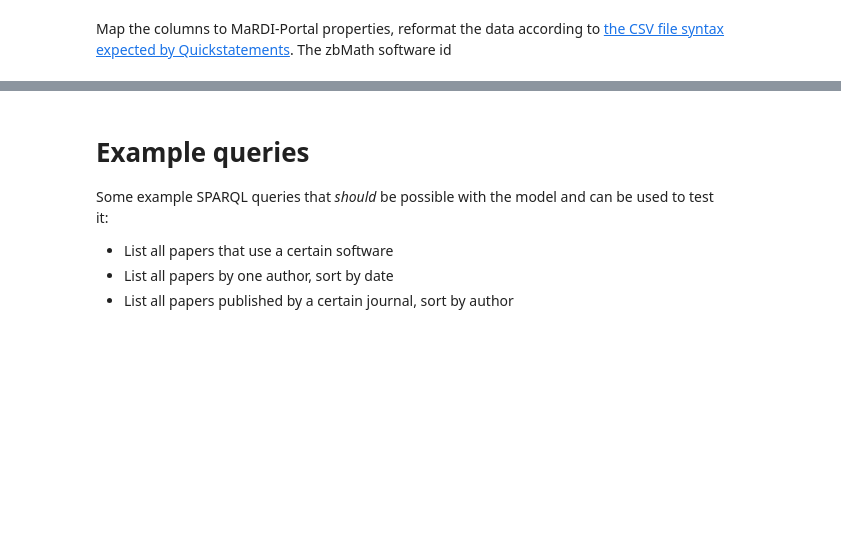
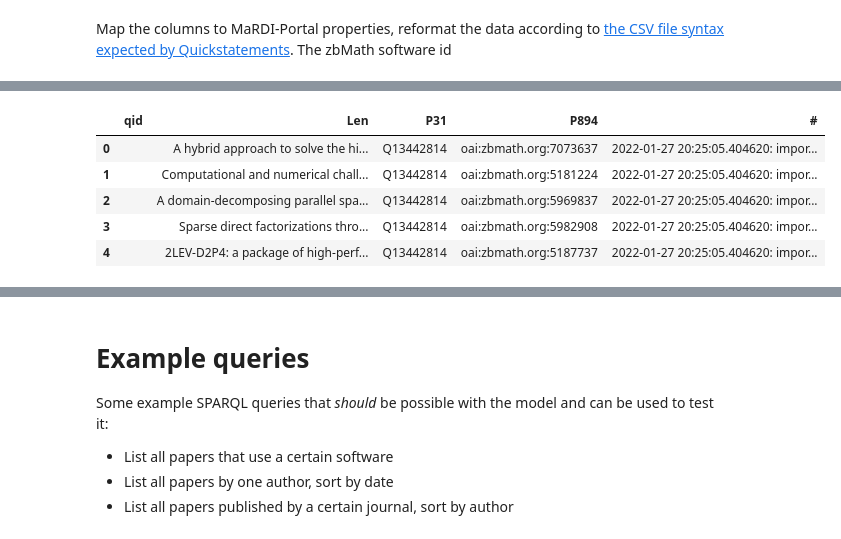
Before and after one commit to MaRDI4NFDI/portal-examples, a Jupyter notebook: Import from zbMath/import_portal.ipynb, the cells around one changed output, grey strips where cells are left out. Saved outputs shown, nothing was run; the diff lists cells and outputs as text; code cells hidden in the pictures; blank space fills up the shorter version.

```diff
--- a/Import from zbMath/import_portal.ipynb
+++ b/Import from zbMath/import_portal.ipynb
@@ -85,0 +112,15 @@ A subsample of the articleslist was created in notebook `filter_papers_by_softwa
+# %%
+import_papers_df = pd.DataFrame()
+import_papers_df['qid'] = len(papers_df) * [''] # leave empty to create new item
+import_papers_df['Len'] = papers_df['document_title']
+import_papers_df['P31'] = len(papers_df) * ['Q13442814'] # instance of 'scholarly article'
+import_papers_df['P894'] = papers_df['id'] # zbMath work id
+import_papers_df['#'] = len(papers_df) * ['{}: imported from zbMath Open API'.format(datetime.now())]
+import_papers_df.head()
+# %% [output]
+|  | qid | Len | P31 | P894 | # |
+| 0 |  | A hybrid approach to solve the hi... | Q13442814 | oai:zbmath.org:7073637 | 2022-01-27 20:25:05.404620: impor... |
+| 1 |  | Computational and numerical chall... | Q13442814 | oai:zbmath.org:5181224 | 2022-01-27 20:25:05.404620: impor... |
+| 2 |  | A domain-decomposing parallel spa... | Q13442814 | oai:zbmath.org:5969837 | 2022-01-27 20:25:05.404620: impor... |
+| 3 |  | Sparse direct factorizations thro... | Q13442814 | oai:zbmath.org:5982908 | 2022-01-27 20:25:05.404620: impor... |
+| 4 |  | 2LEV-D2P4: a package of high-perf... | Q13442814 | oai:zbmath.org:5187737 | 2022-01-27 20:25:05.404620: impor... |
```
Also changed, not shown: parts of 15 cells of this notebook, 13 other files.
